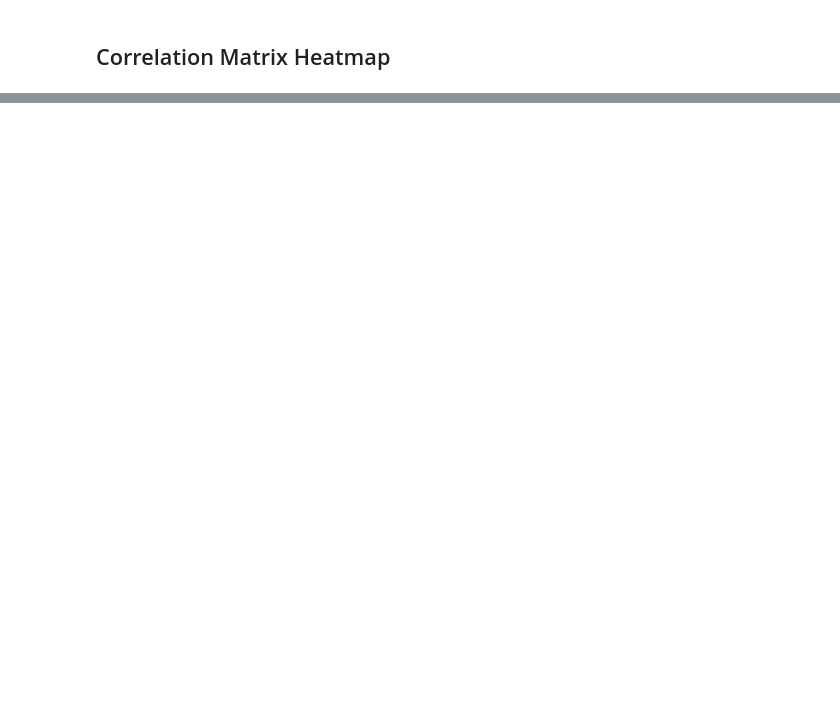
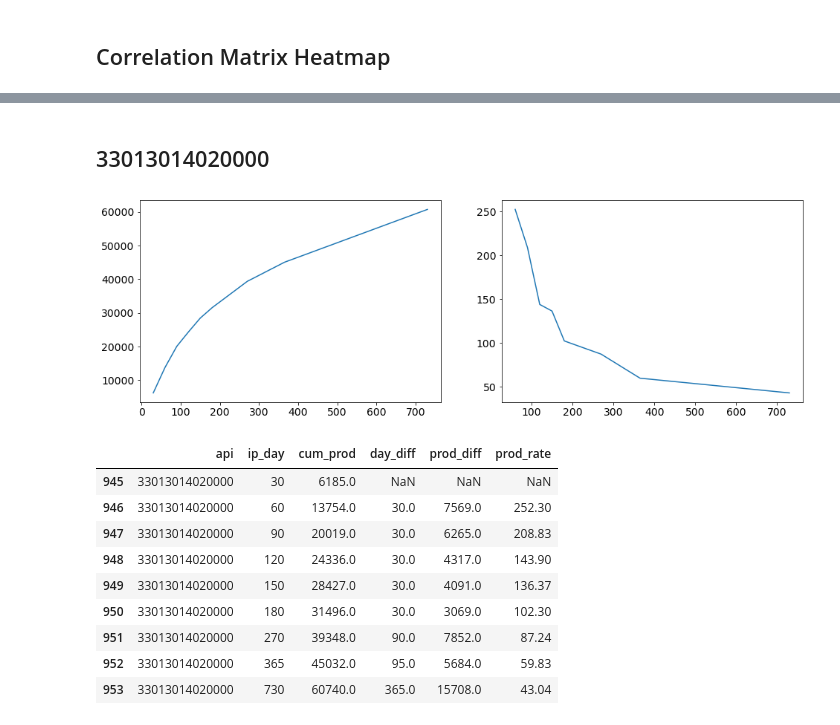
Before and after one commit to noproblem-james/data_imputation, a Jupyter notebook: notebooks/Bakken_EDA-Copy1.ipynb, the cells around one changed output, grey strips where cells are left out. Saved outputs shown, nothing was run; the diff lists cells and outputs as text; code cells hidden in the pictures; blank space fills up the shorter version.

```diff
--- a/notebooks/Bakken_EDA-Copy1.ipynb
+++ b/notebooks/Bakken_EDA-Copy1.ipynb
@@ -501,0 +441,18 @@ alt.Chart(clean_df).mark_circle().encode(
+# %%
+prod_df = (inspect_df.copy()
+                   .filter(regex="production_liquid")
+                   .query("production_liquid_30 > 0")
+                   .rename(columns=lambda x: int(x.split("_")[-1]))
+                   .drop([1825], axis=1)
+                   .reset_index()
+                   .melt(id_vars="api", value_name="cum_prod", var_name="ip_day")
+                   .sort_values(["api", "ip_day"])
+                   .reset_index(drop=True)
+                   .assign(
+                           ip_day=lambda x: x["ip_day"].astype(int),
+                           cum_prod=lambda x: x["cum_prod"].astype(float),
+                           day_diff=lambda x: x.groupby(["api"])["ip_day"].transform(pd.Series.diff),
+                           prod_diff=lambda x: x.groupby(["api"])["cum_prod"].transform(pd.Series.diff),
+                           prod_rate = lambda x: (x["prod_diff"] / x["day_diff"]).round(2)
+                          )
+          )
@@ -501,0 +478,3 @@ alt.Chart(clean_df).mark_circle().encode(
+# %%
+well_ids = inspect_df.index.to_list()
+well_ids[:10]
@@ -501,0 +492,26 @@ alt.Chart(clean_df).mark_circle().encode(
+# %%
+def plot_well_curve(prod_df, well_id):
+    sub_df = prod_df.query("api == @well_id")
+    display(Markdown(f"## {well_id}"))
+    fig, ax = plt.subplots(1, 2, figsize=(16, 5))
+    ax[0].plot(sub_df["ip_day"], sub_df["cum_prod"])
+    ax[1].plot(sub_df["ip_day"], sub_df["prod_rate"])
+    plt.show()
+    display(sub_df)
+# %%
+well_oi = well_ids[700]
+
+plot_well_curve(prod_df, well_oi)
+# %% [output]
+## 33013014020000
+[figure, added]
+|  | api | ip_day | cum_prod | day_diff | prod_diff | prod_rate |
+| 945 | 33013014020000 | 30 | 6185.0 | NaN | NaN | NaN |
+| 946 | 33013014020000 | 60 | 13754.0 | 30.0 | 7569.0 | 252.30 |
+| 947 | 33013014020000 | 90 | 20019.0 | 30.0 | 6265.0 | 208.83 |
+| 948 | 33013014020000 | 120 | 24336.0 | 30.0 | 4317.0 | 143.90 |
+| 949 | 33013014020000 | 150 | 28427.0 | 30.0 | 4091.0 | 136.37 |
+| 950 | 33013014020000 | 180 | 31496.0 | 30.0 | 3069.0 | 102.30 |
+| 951 | 33013014020000 | 270 | 39348.0 | 90.0 | 7852.0 | 87.24 |
+| 952 | 33013014020000 | 365 | 45032.0 | 95.0 | 5684.0 | 59.83 |
+| 953 | 33013014020000 | 730 | 60740.0 | 365.0 | 15708.0 | 43.04 |
```
Also changed, not shown: parts of 49 cells of this notebook, 14 other files.
